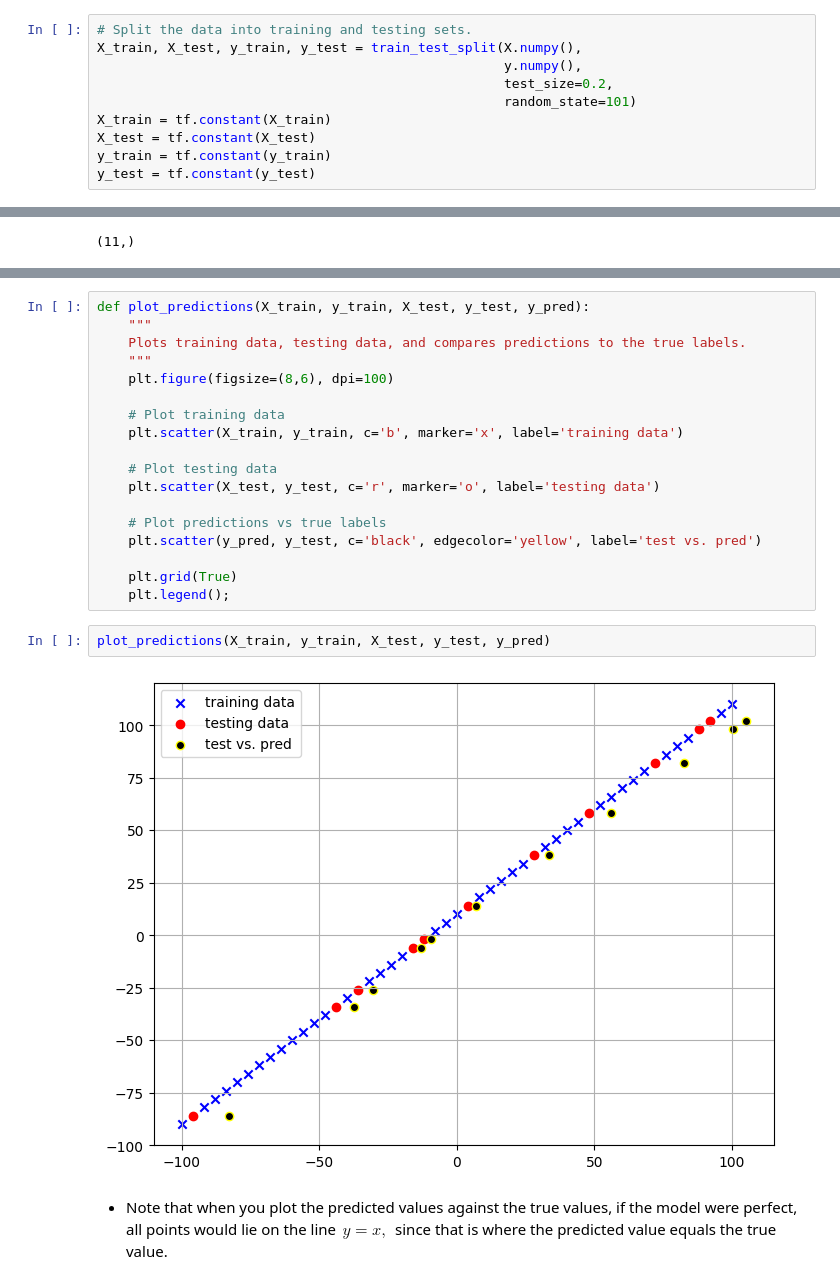
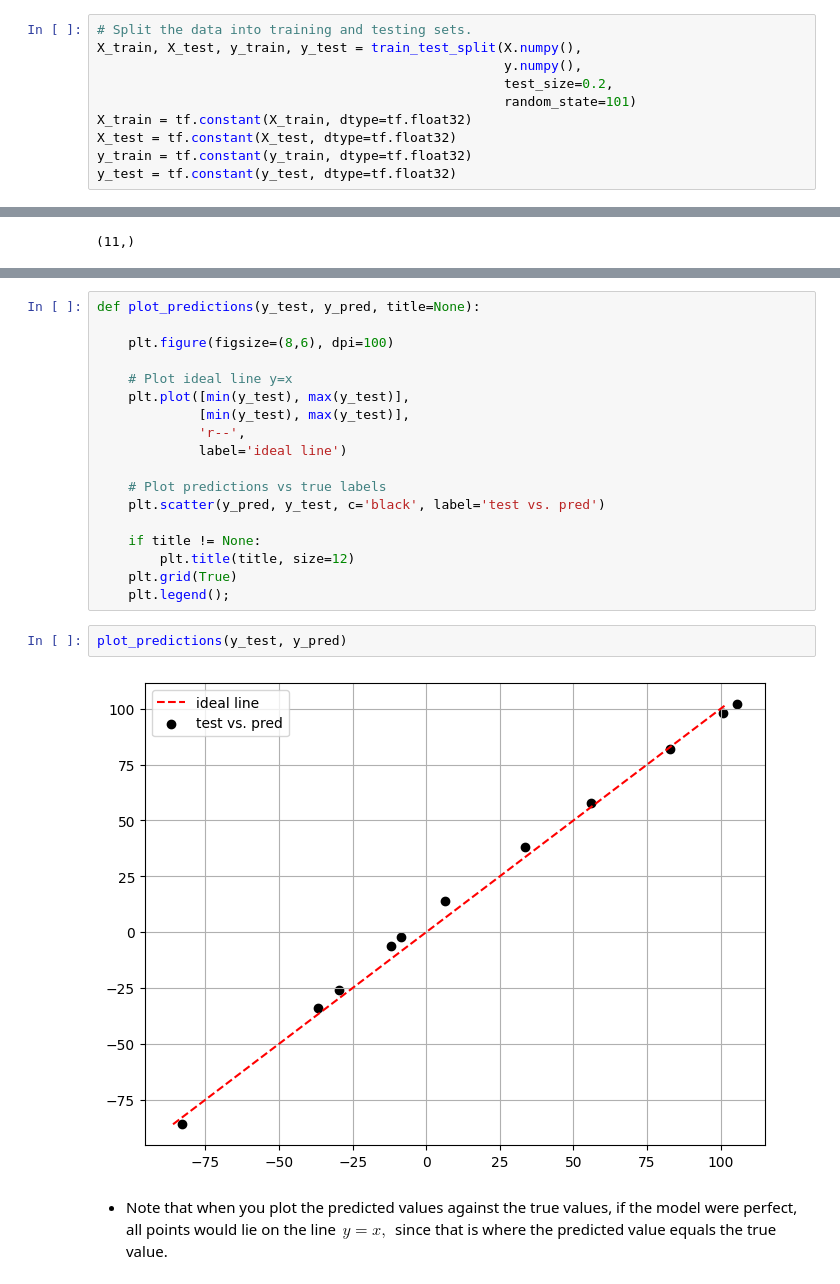
Before and after one commit to HerraKaava/tensorflow, a Jupyter notebook: NN-Regression/Basic_modelling.ipynb, the cells around one changed output, grey strips where cells are left out. Cells and saved outputs as stored; diff of their text form.

```diff
--- a/NN-Regression/Basic_modelling.ipynb
+++ b/NN-Regression/Basic_modelling.ipynb
@@ -362,10 +363,10 @@ X_train, X_test, y_train, y_test = train_test_split(X.numpy(),
                                                     y.numpy(),
                                                     test_size=0.2,
                                                     random_state=101)
-X_train = tf.constant(X_train)
-X_test = tf.constant(X_test)
-y_train = tf.constant(y_train)
-y_test = tf.constant(y_test)
+X_train = tf.constant(X_train, dtype=tf.float32)
+X_test = tf.constant(X_test, dtype=tf.float32)
+y_train = tf.constant(y_train, dtype=tf.float32)
+y_test = tf.constant(y_test, dtype=tf.float32)
 # %% [markdown]
 * Notice that we cannot pass TensorFlow tensors into sklearn's *train_test_split()* function.
 * NumPy arrays, however, can be passed into the *train_test_split()* function.
@@ -506,24 +512,24 @@ y_pred.flatten().shape
 # %%
-def plot_predictions(X_train, y_train, X_test, y_test, y_pred):
-    """
-    Plots training data, testing data, and compares predictions to the true labels.
-    """
+def plot_predictions(y_test, y_pred, title=None):
+
     plt.figure(figsize=(8,6), dpi=100)
 
-    # Plot training data
-    plt.scatter(X_train, y_train, c='b', marker='x', label='training data')
-
-    # Plot testing data
-    plt.scatter(X_test, y_test, c='r', marker='o', label='testing data')
+    # Plot ideal line y=x
+    plt.plot([min(y_test), max(y_test)],
+             [min(y_test), max(y_test)],
+             'r--',
+             label='ideal line')
 
     # Plot predictions vs true labels
-    plt.scatter(y_pred, y_test, c='black', edgecolor='yellow', label='test vs. pred')
+    plt.scatter(y_pred, y_test, c='black', label='test vs. pred')
 
+    if title != None:
+        plt.title(title, size=12)
     plt.grid(True)
     plt.legend();
 # %%
-plot_predictions(X_train, y_train, X_test, y_test, y_pred)
+plot_predictions(y_test, y_pred)
 # %% [output]
-[figure, old version]
+[figure, new version]
 # %% [markdown]
 * Note that when you plot the predicted values against the true values, if the model were perfect, all points would lie on the line $\, y=x, \,$ since that is where the predicted value equals the true value.
```
Also changed, not shown: parts of 44 cells of this notebook.
